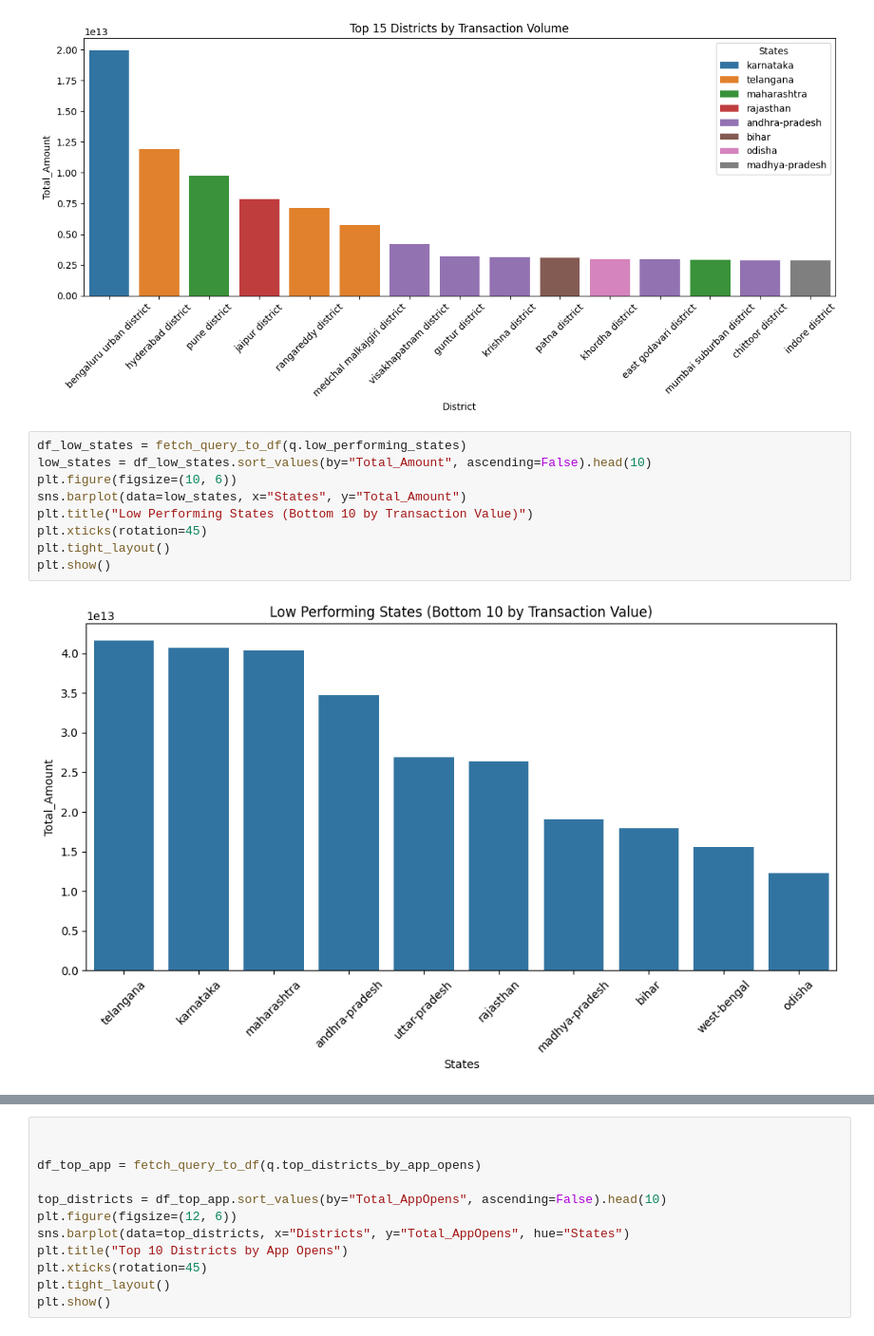
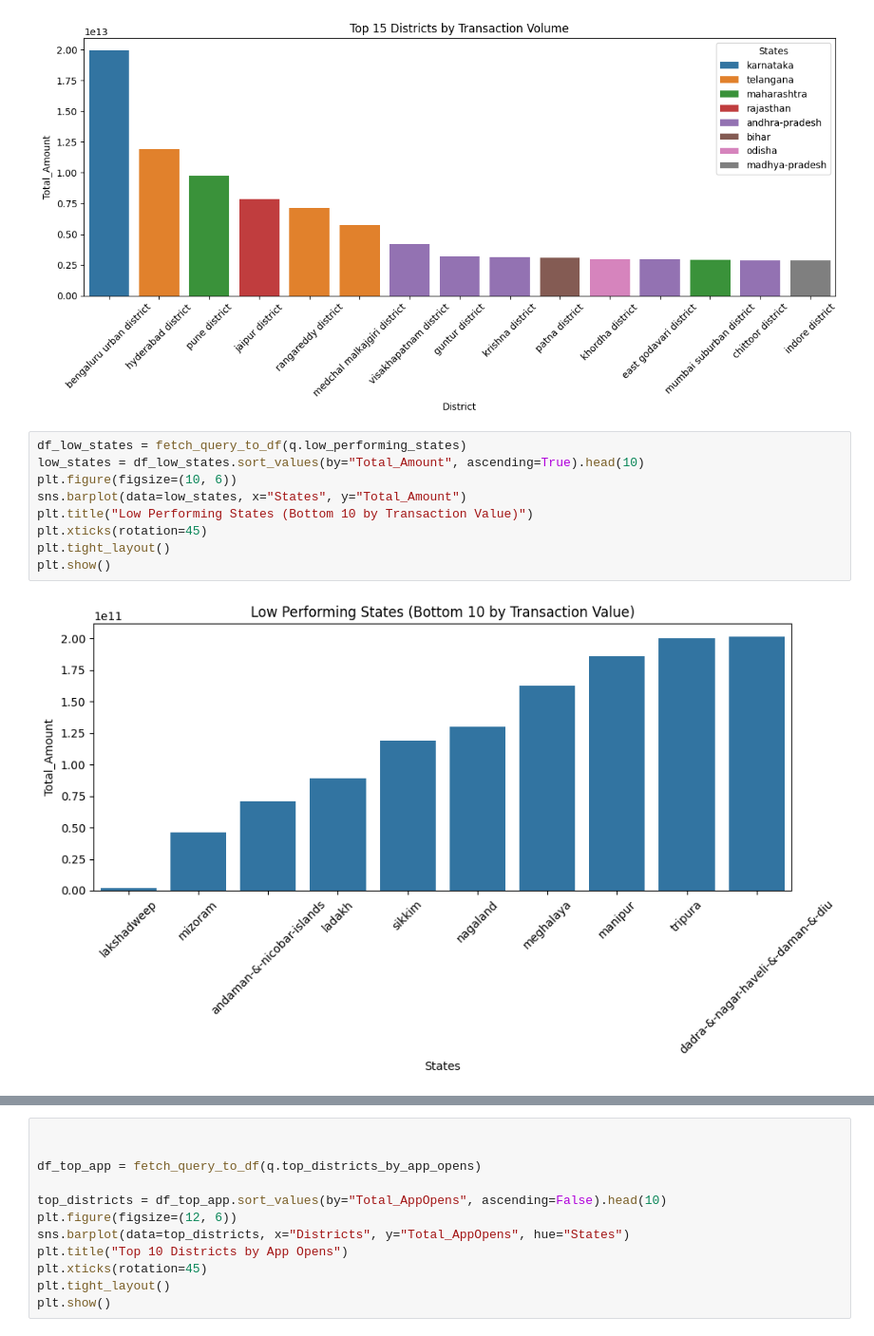
Before and after one commit to ria08/phonepe_transaction_insights, a Jupyter notebook: connect_fetch_analysis.ipynb, the cells around one changed output, grey strips where cells are left out. Shown: that part at 95% size. Saved outputs shown, nothing was run; the diff lists cells and outputs as text.

```diff
--- a/connect_fetch_analysis.ipynb
+++ b/connect_fetch_analysis.ipynb
@@ -156,15 +156,15 @@ plt.show()
 [figure]
 # %%
 df_low_states = fetch_query_to_df(q.low_performing_states)
-low_states = df_low_states.sort_values(by="Total_Amount", ascending=False).head(10)
+low_states = df_low_states.sort_values(by="Total_Amount", ascending=True).head(10)
 plt.figure(figsize=(10, 6))
 sns.barplot(data=low_states, x="States", y="Total_Amount")
 plt.title("Low Performing States (Bottom 10 by Transaction Value)")
 plt.xticks(rotation=45)
 plt.tight_layout()
 plt.show()
 # %% [output]
-[figure, old version]
+[figure, new version]
 # %%
 # User Engagement and Growth Strategy
 
```
Also changed, not shown: parts of 3 cells of this notebook, 2 other files.
